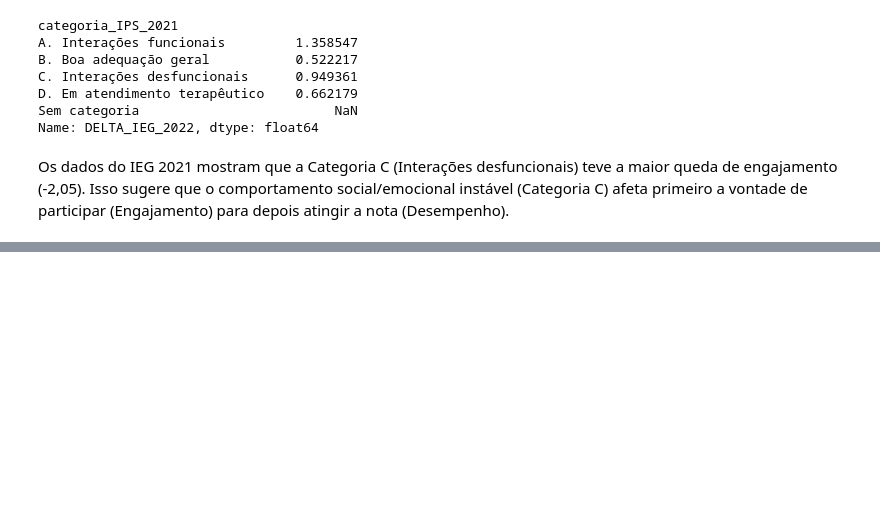
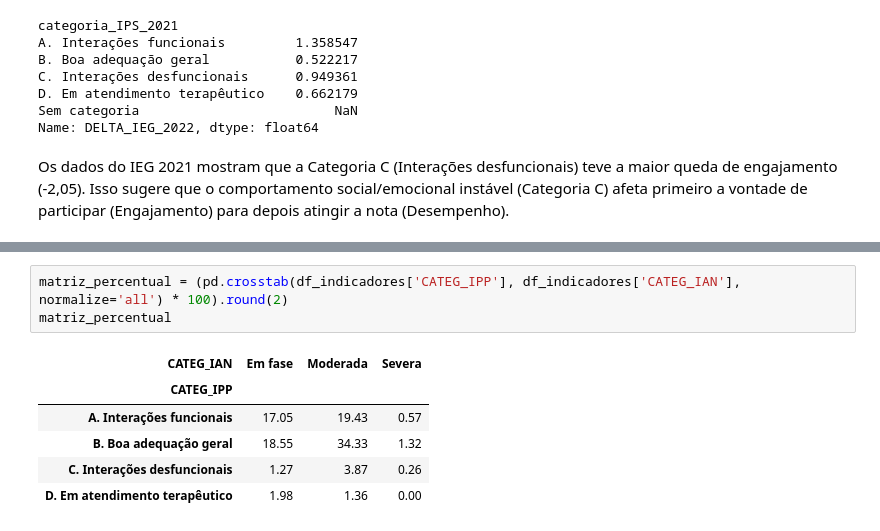
Before and after one commit to Guilhermecst/Datathon-Passos-Magicos, a Jupyter notebook: notebooks/AED_PEDE.ipynb, the cells around one changed output, grey strips where cells are left out. Drawn from its saved outputs; the diff is of its cells as text; blank space fills up the shorter version.

```diff
--- a/notebooks/AED_PEDE.ipynb
+++ b/notebooks/AED_PEDE.ipynb
@@ -559,0 +618,10 @@ Os dados do IEG 2021 mostram que a Categoria C (Interações desfuncionais) teve
+# %%
+matriz_percentual = (pd.crosstab(df_indicadores['CATEG_IPP'], df_indicadores['CATEG_IAN'], normalize='all') * 100).round(2)
+matriz_percentual
+# %% [output]
+| CATEG_IAN | Em fase | Moderada | Severa |
+| CATEG_IPP |  |  |  |
+| A. Interações funcionais | 17.05 | 19.43 | 0.57 |
+| B. Boa adequação geral | 18.55 | 34.33 | 1.32 |
+| C. Interações desfuncionais | 1.27 | 3.87 | 0.26 |
+| D. Em atendimento terapêutico | 1.98 | 1.36 | 0.00 |
```
Also changed, not shown: parts of 13 cells of this notebook.
